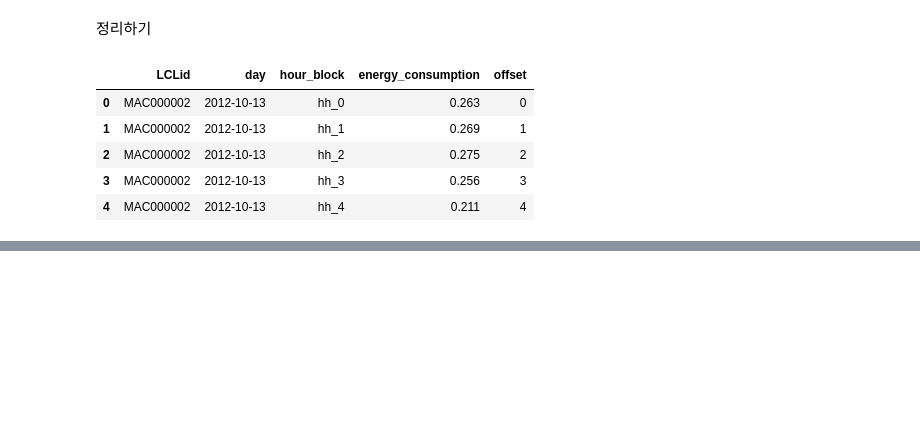
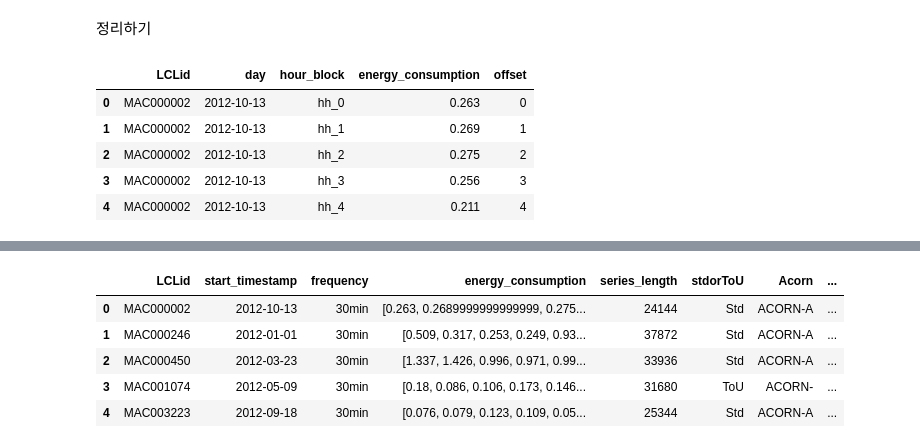
Before and after one commit to sguys99/self-study, a Jupyter notebook: modern_ts/ch02/02 - preprocessing london smard meter dataset.ipynb, the cells around one changed output, grey strips where cells are left out. Cells and saved outputs as stored; diff of their text form; code cells hidden in the pictures; blank space fills up the shorter version.

```diff
--- a/modern_ts/ch02/02 - preprocessing london smard meter dataset.ipynb
+++ b/modern_ts/ch02/02 - preprocessing london smard meter dataset.ipynb
@@ -166,0 +473,24 @@ Compact form
+# %%
+def map_weather_holidays(row):
+    date_range = pd.date_range(row['start_timestamp'], periods=row['series_length'], freq=row['frequency'])
+    std_df = pd.DataFrame(index=date_range)
+    #Filling Na iwth NO_HOLIDAY cause rows before earliers holiday will be NaN
+    holidays = std_df.join(bank_holidays, how="left").fillna("NO_HOLIDAY")
+    weather = std_df.join(weather_hourly, how='left')
+    assert len(holidays)==row['series_length'], "Length of holidays should be same as series length"
+    assert len(weather)==row['series_length'], "Length of weather should be same as series length"
+    row['holidays'] = holidays['Type'].values
+    for col in weather:
+        row[col] = weather[col].values
+    return row
+# %%
+hhblock_df = hhblock_df.progress_apply(map_weather_holidays, axis=1)
+# %%
+hhblock_df.head()
+# %% [output]
+|  | LCLid | start_timestamp | frequency | energy_consumption | series_length | stdorToU | Acorn | ... |
+| 0 | MAC000002 | 2012-10-13 | 30min | [0.263, 0.2689999999999999, 0.275... | 24144 | Std | ACORN-A | ... |
+| 1 | MAC000246 | 2012-01-01 | 30min | [0.509, 0.317, 0.253, 0.249, 0.93... | 37872 | Std | ACORN-A | ... |
+| 2 | MAC000450 | 2012-03-23 | 30min | [1.337, 1.426, 0.996, 0.971, 0.99... | 33936 | Std | ACORN-A | ... |
+| 3 | MAC001074 | 2012-05-09 | 30min | [0.18, 0.086, 0.106, 0.173, 0.146... | 31680 | ToU | ACORN- | ... |
+| 4 | MAC003223 | 2012-09-18 | 30min | [0.076, 0.079, 0.123, 0.109, 0.05... | 25344 | Std | ACORN-A | ... |
```
Also changed, not shown: parts of 47 cells of this notebook, 1 other file.
